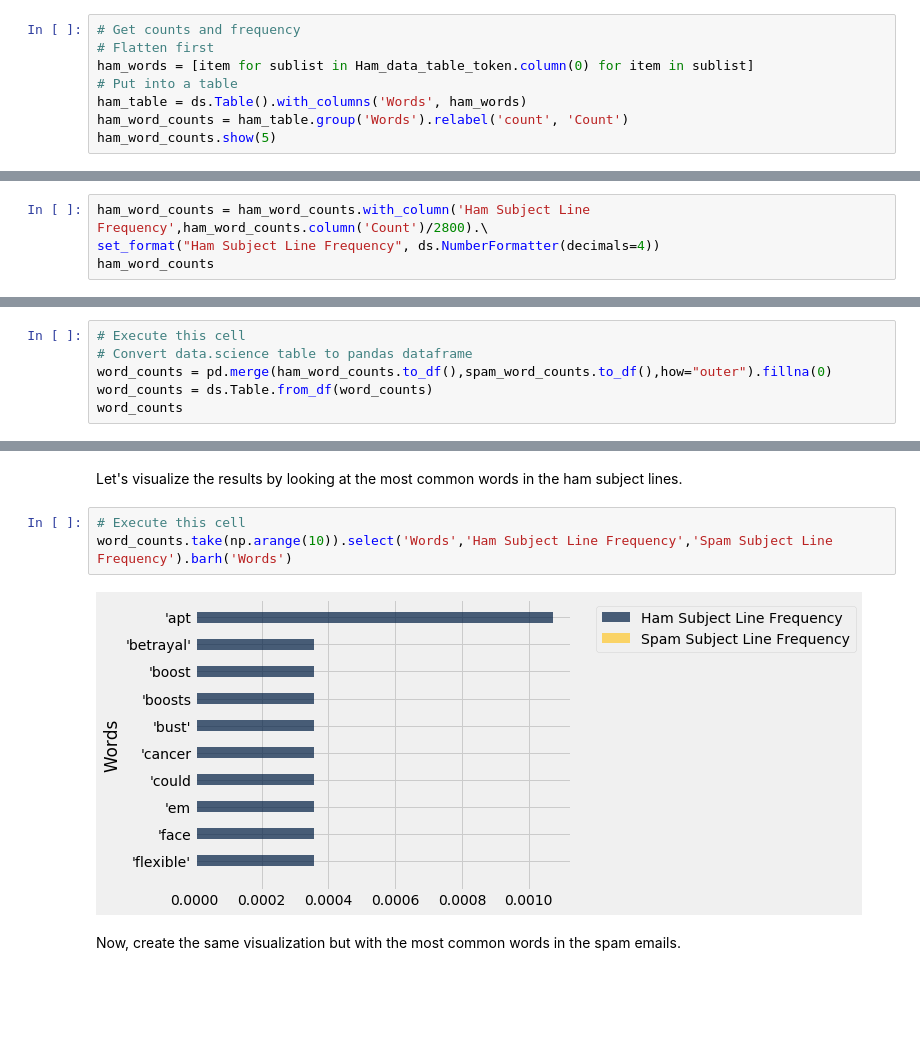
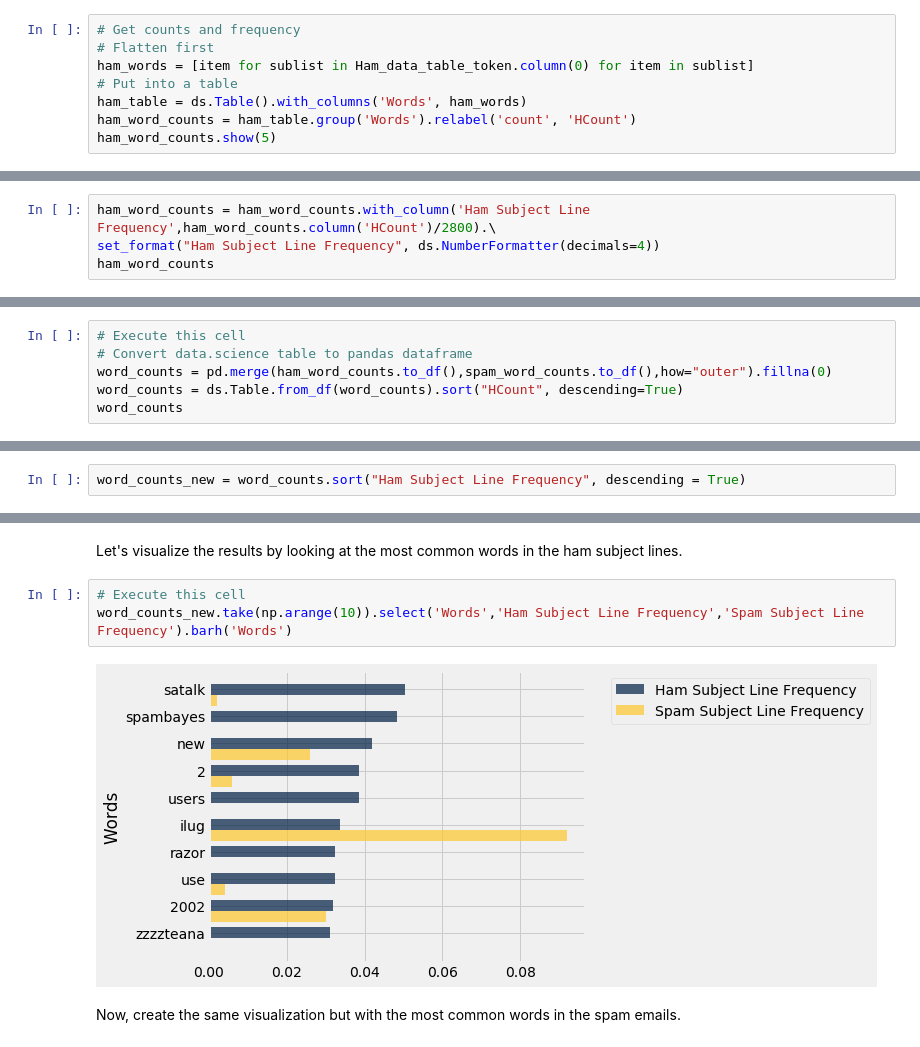
Before and after one commit to cheykrampitz/Krampitz.Math377, a Jupyter notebook: Project Math 377 Fall 18 Exploration (Block 1).ipynb, the cells around one changed output, grey strips where cells are left out. Drawn from its saved outputs; the diff is of its cells as text; blank space fills up the shorter version.

```diff
--- a/Project Math 377 Fall 18 Exploration (Block 1).ipynb
+++ b/Project Math 377 Fall 18 Exploration (Block 1).ipynb
@@ -363,6 +364,6 @@ Find the word counts for words that appeared in ham subject lines.
 ham_words = [item for sublist in Ham_data_table_token.column(0) for item in sublist]
 # Put into a table
 ham_table = ds.Table().with_columns('Words', ham_words)
-ham_word_counts = ham_table.group('Words').relabel('count', 'Count')
+ham_word_counts = ham_table.group('Words').relabel('count', 'HCount')
 ham_word_counts.show(5)
 # %% [output]
@@ -383,7 +384,7 @@ print("There are",sum_ham_word_counts,"tokenized words in the ham subject lines.
 # %% [output]
 There are 12163 tokenized words in the ham subject lines.
 # %%
-ham_word_counts = ham_word_counts.with_column('Ham Subject Line Frequency',ham_word_counts.column('Count')/2800).\
+ham_word_counts = ham_word_counts.with_column('Ham Subject Line Frequency',ham_word_counts.column('HCount')/2800).\
 set_format("Ham Subject Line Frequency", ds.NumberFormatter(decimals=4))
 ham_word_counts
 # %% [output]
@@ -439,6 +440,6 @@ There are many more words in the ham subject lines than in the spam subject line
 # Execute this cell
 # Convert data.science table to pandas dataframe
 word_counts = pd.merge(ham_word_counts.to_df(),spam_word_counts.to_df(),how="outer").fillna(0)
-word_counts = ds.Table.from_df(word_counts)
+word_counts = ds.Table.from_df(word_counts).sort("HCount", descending=True)
 word_counts
 # %% [output]
@@ -456,0 +458,2 @@ word_counts
+# %%
+word_counts_new = word_counts.sort("Ham Subject Line Frequency", descending = True)
@@ -458,9 +476,9 @@ word_counts
 Let's visualize the results by looking at the most common words in the ham subject lines.
 # %%
 # Execute this cell
-word_counts.take(np.arange(10)).select('Words','Ham Subject Line Frequency','Spam Subject Line Frequency').barh('Words')
+word_counts_new.take(np.arange(10)).select('Words','Ham Subject Line Frequency','Spam Subject Line Frequency').barh('Words')
 # %% [output]
-[figure, old version]
+[figure, new version]
 # %% [markdown]
 Now, create the same visualization but with the most common words in the spam emails.
 # %%
```
Also changed, not shown: parts of 12 cells of this notebook.
